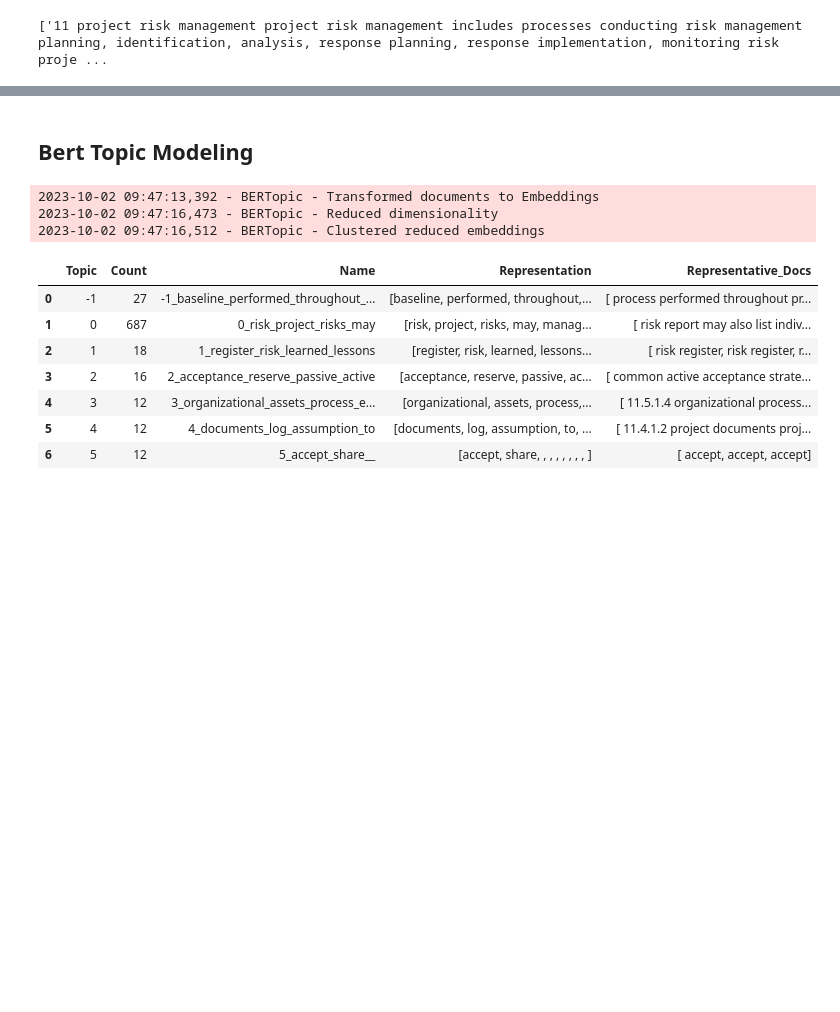
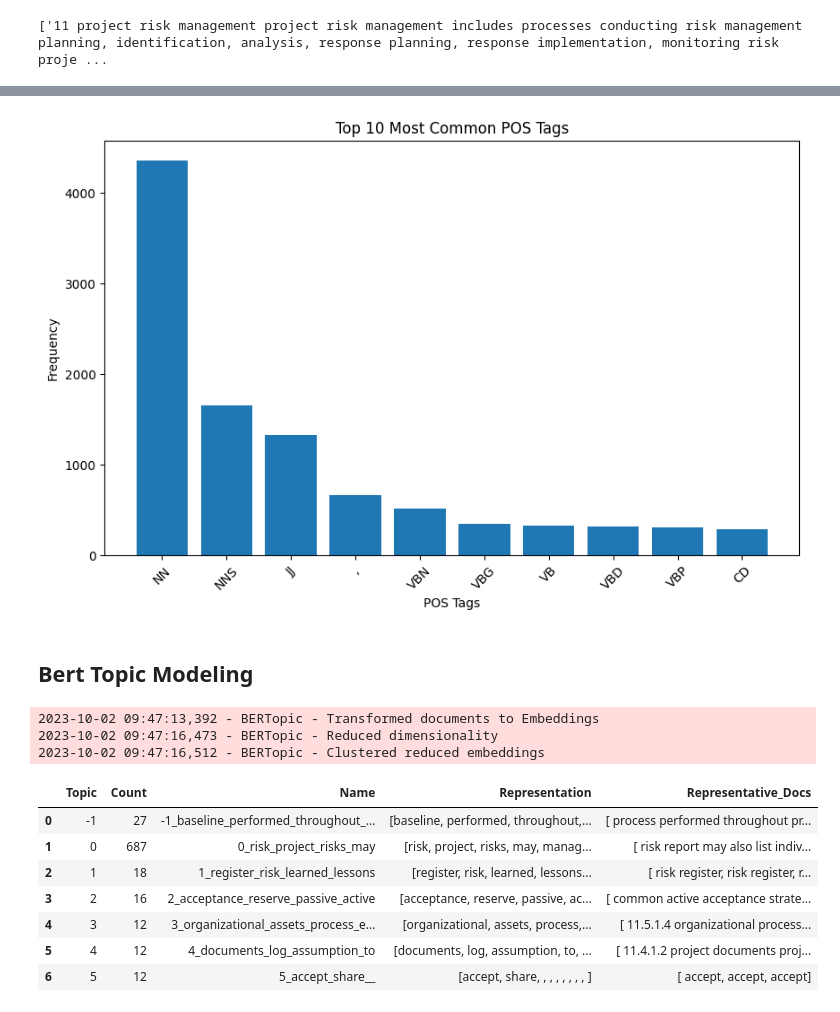
Before and after one commit to oussamaJMAA/PRM-Conceptual-Graphs-Recommendations, a Jupyter notebook: src/Data Preparation.ipynb, the cells around one changed output, grey strips where cells are left out. Cells and saved outputs as stored; diff of their text form; code cells hidden in the pictures; blank space fills up the shorter version.

Commit message:
PMBOK Preprocessing 2.0 + POS TAGGING

```diff
--- a/src/Data Preparation.ipynb
+++ b/src/Data Preparation.ipynb
@@ -422,10 +430,8 @@ request. This may affect any component of the project management plan.
 # text_file.close()
 # %%
-with open(r'/content/drive/MyDrive/PRM/PRM-Conceptual-Graphs-Recommendations/src/pmbok.txt', 'r') as file:
+with open(r'/content/drive/MyDrive/PRM/PRM-Conceptual-Graphs-Recommendations/src/clean_pmbok.txt', 'r') as file:
     # Read the entire contents of the file into a string
-    pmbok_without_figures = file.read()
+    clean_pmbok_without_figures = file.read()
-# %%
-clean_pmbok_without_figures = clean_pmbok(pmbok_without_figures)
 # %%
 print(clean_pmbok_without_figures)
 # %% [output]
@@ -446,6 +452,8 @@ project risk or to address individual project risks.
 11.7.3.3 PROJECT MANAGEMENT PLAN UPDATES
 Any change to the project management plan goes through the organization’s change control process via a change
 request. This may affect any component of the project management plan.
+# %%
+clean_pmbok_without_figures = clean_pmbok_without_figures.replace('e.g', 'for example')
 # %%
 filtered_words_pmbok = ' '.join([word.lower() for word in clean_pmbok_without_figures.split() if word.lower() not in stop])
 sentences_pmbok = re.split(r'(?<!\d)\.(?!\d)', filtered_words_pmbok)
@@ -455 +504,13 @@ print(sentences_pmbok)
+# %%
+def pos_tagging(list_of_sentences):
+    pos_tagged_sentences = []
+    for sentence in list_of_sentences:
+        try:
+            words = nltk.word_tokenize(sentence)
+            pos_tags = nltk.pos_tag(words)
+            pos_tagged_sentences.append(pos_tags)
+        except Exception as e:
+            print(f"Error processing sentence: {sentence}")
+            continue  # Skip the sentence with errors
+    return pos_tagged_sentences
 # %%
@@ -459,3 +536,28 @@ len(sentences_pmbok)
+# %%
+pos_tagged_pmbok = pos_tagging(sentences_pmbok)
+
+# Flatten the list of POS tags
+flat_pos_tags = [tag for tags in pos_tagged_pmbok for _, tag in tags]
+
+# Count the frequency of each POS tag
+pos_tag_counts = Counter(flat_pos_tags)
+
+# Get the most common POS tags (adjust the number as needed)
+most_common_pos_tags = pos_tag_counts.most_common(10)
+
+# Separate the POS tags and their counts
+tags, counts = zip(*most_common_pos_tags)
+
+# Create a bar plot
+plt.figure(figsize=(10, 6))
+plt.bar(tags, counts)
+plt.xlabel('POS Tags')
+plt.ylabel('Frequency')
+plt.title('Top 10 Most Common POS Tags')
+plt.xticks(rotation=45)
+plt.show()
+# %% [output]
+[figure, added]
 # %% [markdown]
 ## Bert Topic Modeling
 # %%
```
Also changed, not shown: parts of 19 cells of this notebook, 1 other file.
